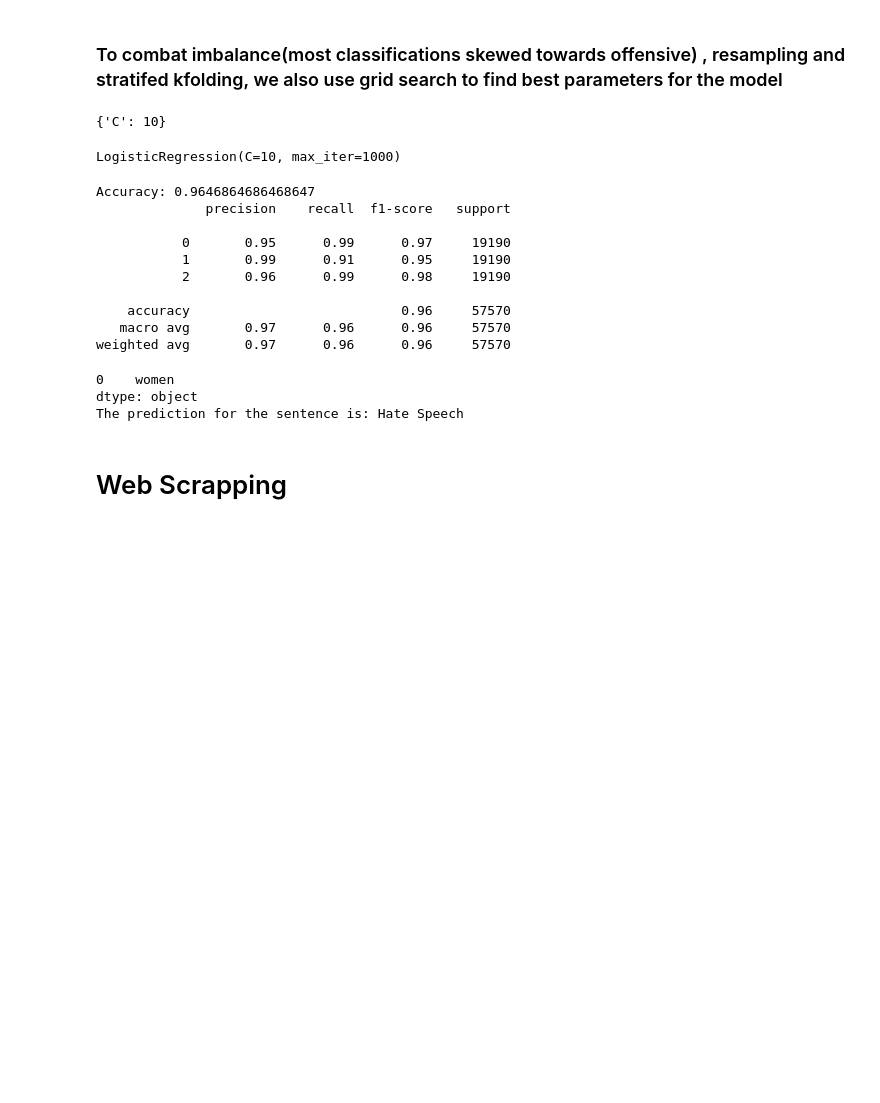
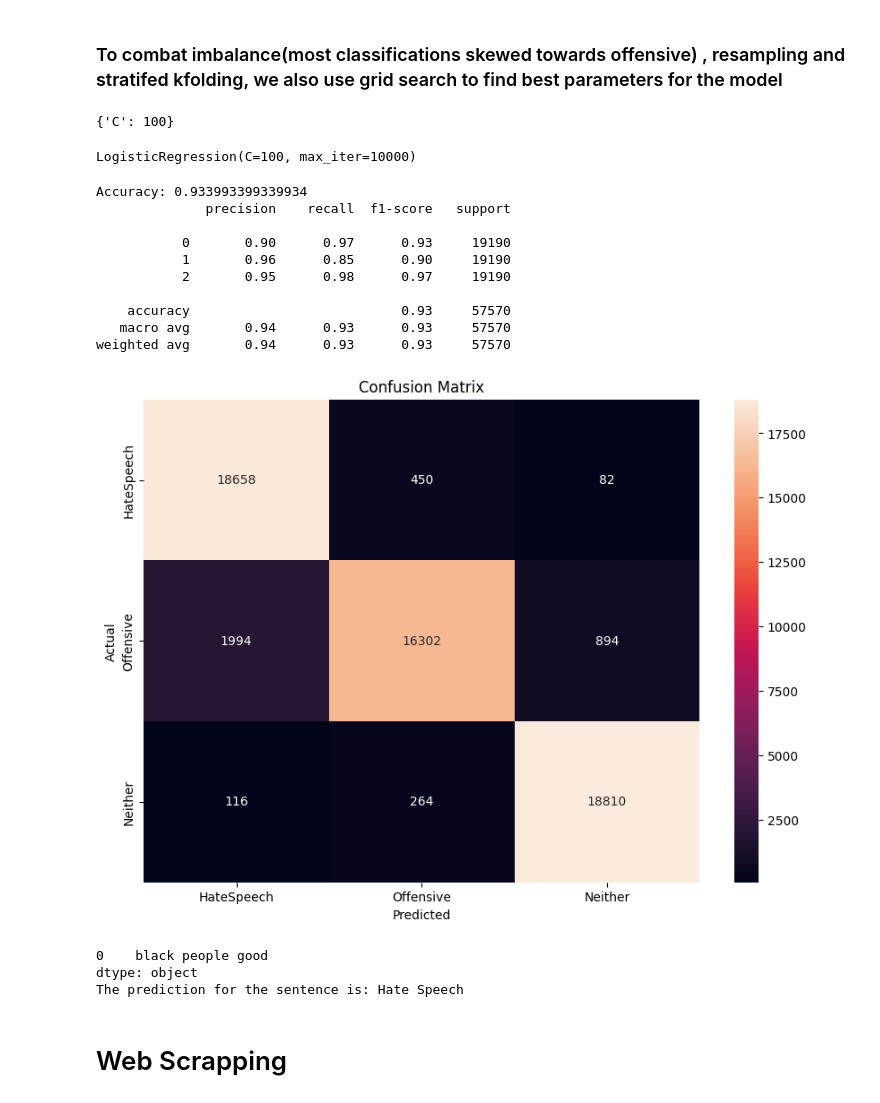
Before and after one commit to ahmedatef286/social_media_with_machine_learning, a Jupyter notebook: lib/business_logic/machine_model/notebook.ipynb, the cells around one changed output. Drawn from its saved outputs; the diff is of its cells as text; code cells hidden in the pictures; blank space fills up the shorter version.

Commit message:
logestic regression finalized

```diff
--- a/lib/business_logic/machine_model/notebook.ipynb
+++ b/lib/business_logic/machine_model/notebook.ipynb
@@ -265,7 +247,7 @@ X = df_upsampled['processed_tweets']
 y = df_upsampled['class']
 
 # Convert text to numerical features
-tfidf_vectorizer = TfidfVectorizer(max_features=10000, ngram_range=(1,2))
+tfidf_vectorizer = TfidfVectorizer(max_features=2250, ngram_range=(1,2))
 X = tfidf_vectorizer.fit_transform(X)
 
 # parameter grid
@@ -280,36 +262,48 @@ clf.fit(X, y)
 
 # best C for logestic regressi:
 print(clf.best_params_)
-final_model = LogisticRegression(C=clf.best_params_['C'], max_iter=1000)
-final_model.fit(X, y)
+final_logestic_model = LogisticRegression(C=clf.best_params_['C'], max_iter=10000)
+final_logestic_model.fit(X, y)
 # %% [output]
-{'C': 10}
+{'C': 100}
-LogisticRegression(C=10, max_iter=1000)
+LogisticRegression(C=100, max_iter=10000)
-# %%
-from sklearn.model_selection import cross_val_predict
-
-# Use cross_val_predict to get the predicted values for each sample when it was in the test set
-y_pred = cross_val_predict(final_model, X, y, cv=skf)
-
-# Print the accuracy score
-print("Accuracy:", accuracy_score(y, y_pred))
-
-# Print the classification report
-print(classification_report(y, y_pred))
-# %% [output]
-Accuracy: 0.9646864686468647
-              precision    recall  f1-score   support
-
-           0       0.95      0.99      0.97     19190
-           1       0.99      0.91      0.95     19190
-           2       0.96      0.99      0.98     19190
-
-    accuracy                           0.96     57570
-   macro avg       0.97      0.96      0.96     57570
-weighted avg       0.97      0.96      0.96     57570
+# %%
+from sklearn.model_selection import cross_val_predict
+from sklearn.metrics import confusion_matrix
+
+y_pred = cross_val_predict(final_logestic_model, X, y, cv=skf)
+
+# Print the accuracy score
+print("Accuracy:", accuracy_score(y, y_pred))
+
+print(classification_report(y, y_pred))
+
+cf_matrix = confusion_matrix(y, y_pred)
+
+cf_matrix_df = pd.DataFrame(cf_matrix, index=['HateSpeech', 'Offensive', 'Neither'], columns=['HateSpeech', 'Offensive', 'Neither'])
+
+# Visualize the confusion matrix
+plt.figure(figsize=(10,7))
+sns.heatmap(cf_matrix_df, annot=True, fmt='g')
+plt.title('Confusion Matrix')
+plt.xlabel('Predicted')
+plt.ylabel('Actual')
+plt.show()
+# %% [output]
+Accuracy: 0.933993399339934
+              precision    recall  f1-score   support
+
+           0       0.90      0.97      0.93     19190
+           1       0.96      0.85      0.90     19190
+           2       0.95      0.98      0.97     19190
+
+    accuracy                           0.93     57570
+   macro avg       0.94      0.93      0.93     57570
+weighted avg       0.94      0.93      0.93     57570
+[figure, added]
 # %%
 # Example sentence
-new_sentence = pd.Series('women')
+new_sentence = pd.Series('i hate black people')
 
 new_sentence = preprocess(new_sentence)
 print(new_sentence)
@@ -333,7 +327,7 @@ elif(prediction[0]==2):
 
 print(f"The prediction for the sentence is: {classifciationType}")
 # %% [output]
-0    women
+0    black people good
 dtype: object
 The prediction for the sentence is: Hate Speech
 # %% [markdown]
```
Also changed, not shown: parts of 2 cells of this notebook.
